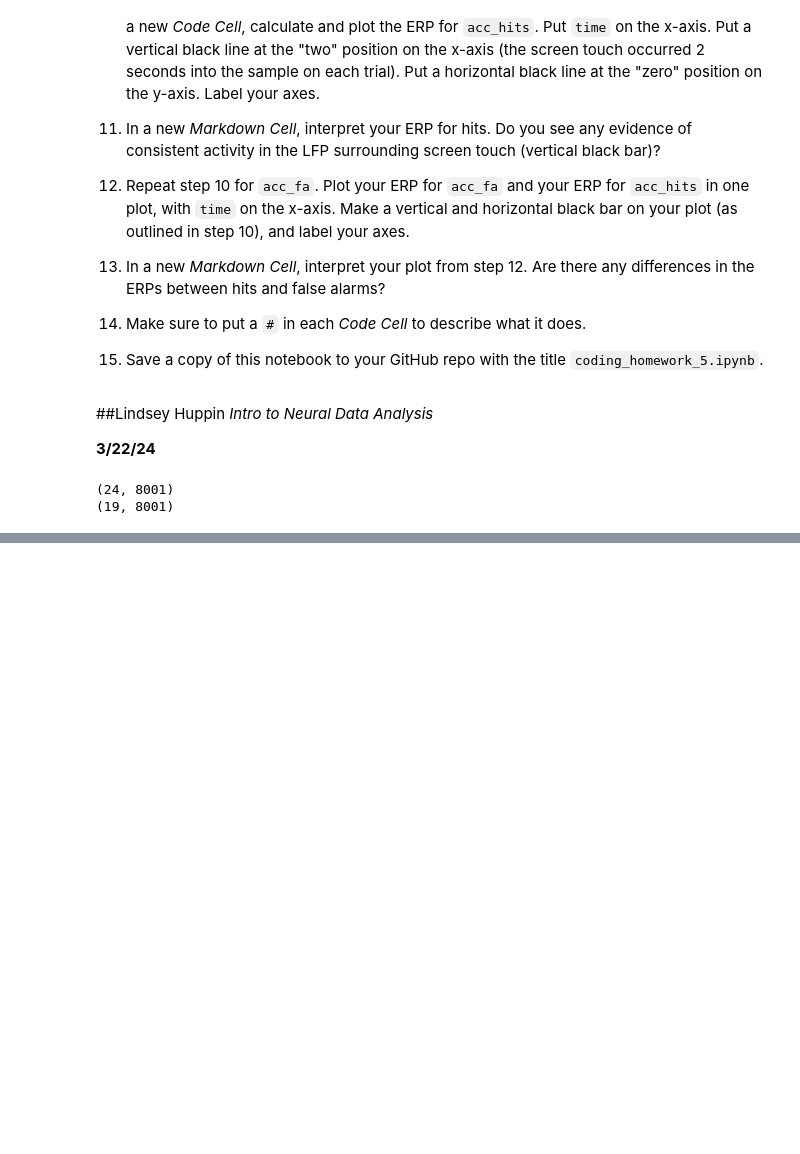
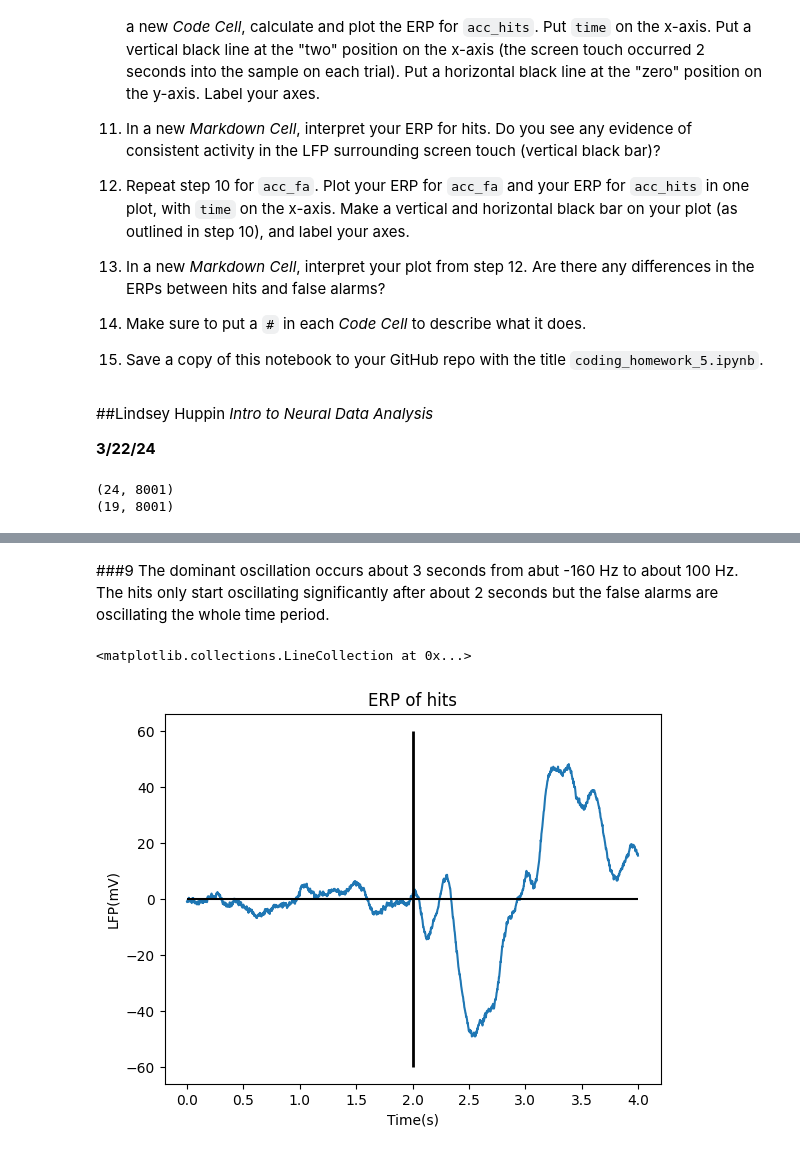
Before and after one commit to lindseyhuppin/Neur265Work, a Jupyter notebook: homework/coding_homework_5.ipynb, the cells around one changed output, grey strips where cells are left out. Drawn from its saved outputs; the diff is of its cells as text; code cells hidden in the pictures; blank space fills up the shorter version.

```diff
--- a/homework/coding_homework_5.ipynb
+++ b/homework/coding_homework_5.ipynb
@@ -59,0 +83,14 @@ print(acc_fa.shape) #y axis is mV, LFP
+# %% [markdown]
+###9
+The dominant oscillation occurs about 3 seconds from abut -160 Hz to about 100 Hz. The hits only start oscillating significantly after about 2 seconds but the false alarms are oscillating the whole time period.
+# %%
+#10 ERP of hits
+plt.plot(time,acc_hits.mean(0))
+plt.xlabel('Time(s)')
+plt.ylabel('LFP(mV)')
+plt.title('ERP of hits')
+plt.hlines(0, time[0], time[-1],'k')
+plt.vlines(2, -60, 60, 'k', lw=2)
+# %% [output]
+<matplotlib.collections.LineCollection at 0x...>
+[figure, added]
```
Also changed, not shown: parts of 7 cells of this notebook.
